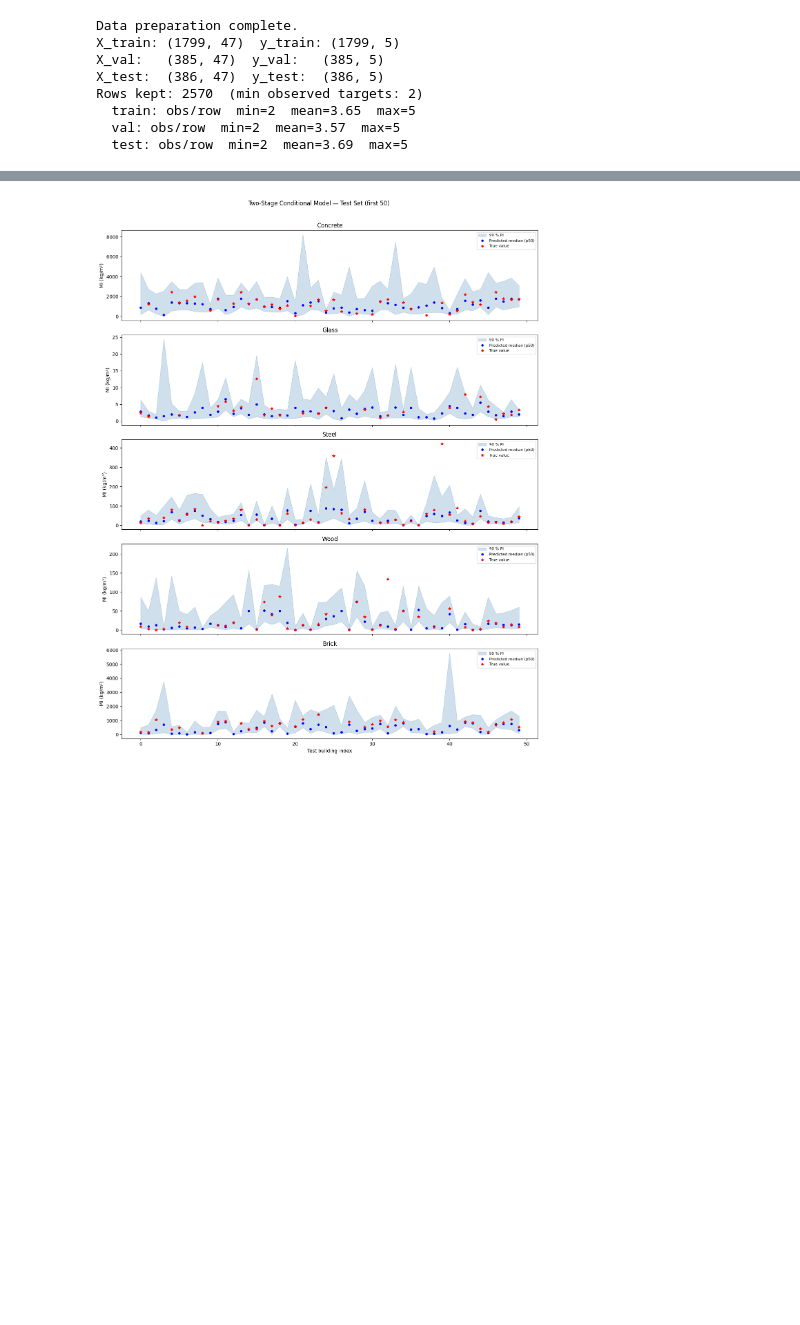
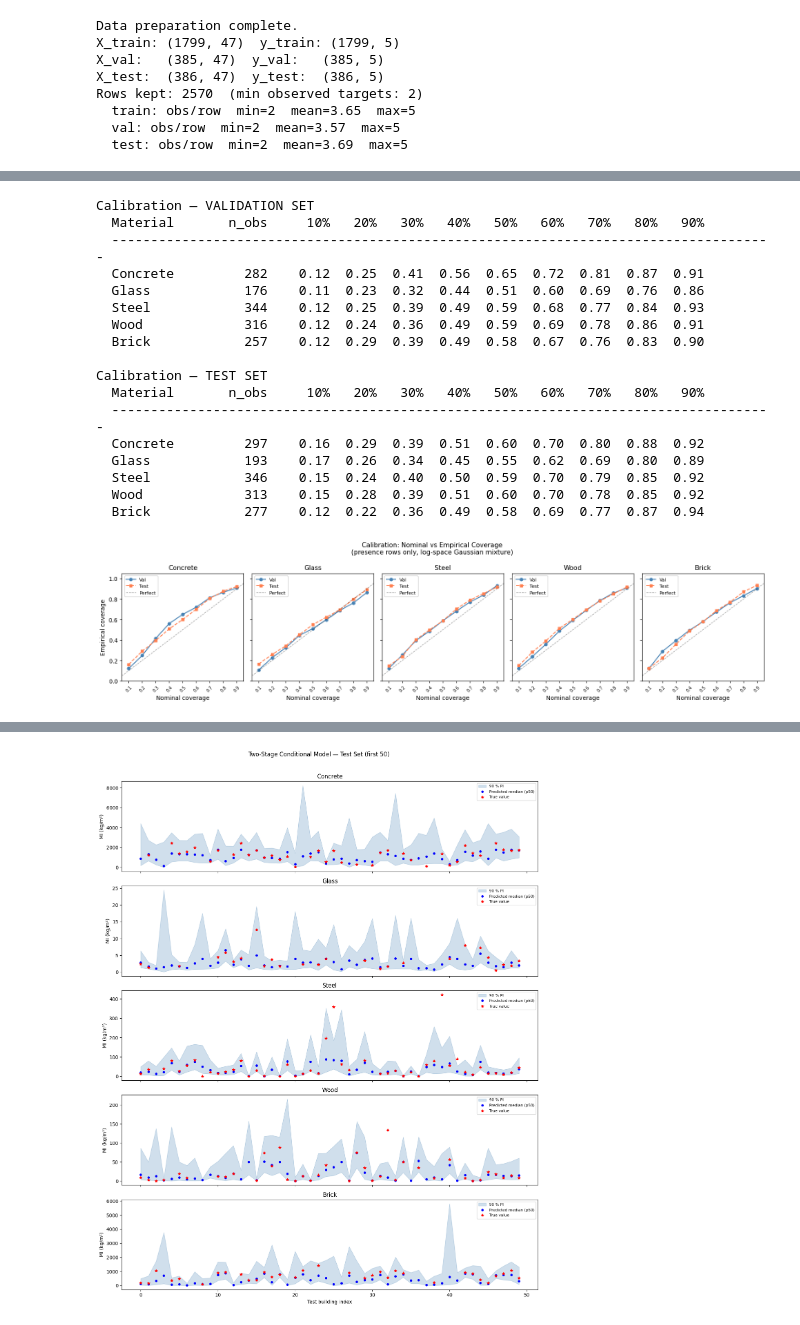
Before and after one commit to City-Syntax/material-intensity, a Jupyter notebook: prediction_model.ipynb, the cells around one changed output, grey strips where cells are left out. Cells and saved outputs as stored; diff of their text form; code cells hidden in the pictures; blank space fills up the shorter version.

```diff
--- a/prediction_model.ipynb
+++ b/prediction_model.ipynb
@@ -562,0 +1515,57 @@ Joint layer — group covariances built from: ['Typology']
+# %%
+# ==========================================================
+# Calibration — nominal vs empirical coverage (presence rows)
+# ==========================================================
+
+levels = np.linspace(0.10, 0.90, 9)
+
+print("Calibration — VALIDATION SET")
+cal_val  = model.stage2.evaluate_calibration(data["X_val_proc"],  data["y_val_raw"],  levels=levels)
+print()
+print("Calibration — TEST SET")
+cal_test = model.stage2.evaluate_calibration(data["X_test_proc"], data["y_test_raw"], levels=levels)
+
+fig, axes = plt.subplots(1, len(y_cols), figsize=(16, 4), sharey=True)
+for ax, material in zip(axes, y_cols):
+    emp_v = cal_val.get(material)
+    emp_t = cal_test.get(material)
+    if emp_v is not None:
+        ax.plot(levels, emp_v, "o-",  color="steelblue", lw=1.5, ms=5, label="Val")
+    if emp_t is not None:
+        ax.plot(levels, emp_t, "s--", color="coral",     lw=1.5, ms=5, label="Test")
+    ax.plot([0, 1], [0, 1], "k--", lw=0.9, alpha=0.4, label="Perfect")
+    ax.set_title(material, fontsize=11)
+    ax.set_xlabel("Nominal coverage")
+    ax.set_xlim(0.05, 0.95)
+    ax.set_ylim(0.0, 1.05)
+    ax.set_xticks(levels)
+    ax.tick_params(axis="x", labelsize=7, rotation=45)
+    ax.legend(fontsize=8)
+    if ax is axes[0]:
+        ax.set_ylabel("Empirical coverage")
+
+fig.suptitle(
+    "Calibration: Nominal vs Empirical Coverage\n(presence rows only, log-space Gaussian mixture)",
+    fontsize=11,
+)
+plt.tight_layout()
+plt.show()
+# %% [output]
+Calibration — VALIDATION SET
+  Material       n_obs     10%   20%   30%   40%   50%   60%   70%   80%   90%
+  -------------------------------------------------------------------------------------
+  Concrete         282    0.12  0.25  0.41  0.56  0.65  0.72  0.81  0.87  0.91
+  Glass            176    0.11  0.23  0.32  0.44  0.51  0.60  0.69  0.76  0.86
+  Steel            344    0.12  0.25  0.39  0.49  0.59  0.68  0.77  0.84  0.93
+  Wood             316    0.12  0.24  0.36  0.49  0.59  0.69  0.78  0.86  0.91
+  Brick            257    0.12  0.29  0.39  0.49  0.58  0.67  0.76  0.83  0.90
+
+Calibration — TEST SET
+  Material       n_obs     10%   20%   30%   40%   50%   60%   70%   80%   90%
+  -------------------------------------------------------------------------------------
+  Concrete         297    0.16  0.29  0.39  0.51  0.60  0.70  0.80  0.88  0.92
+  Glass            193    0.17  0.26  0.34  0.45  0.55  0.62  0.69  0.80  0.89
+  Steel            346    0.15  0.24  0.40  0.50  0.59  0.70  0.79  0.85  0.92
+  Wood             313    0.15  0.28  0.39  0.51  0.60  0.70  0.78  0.85  0.92
+  Brick            277    0.12  0.22  0.36  0.49  0.58  0.69  0.77  0.87  0.94
+[figure, added]
```
Also changed, not shown: parts of 16 cells of this notebook, 6 other files.
